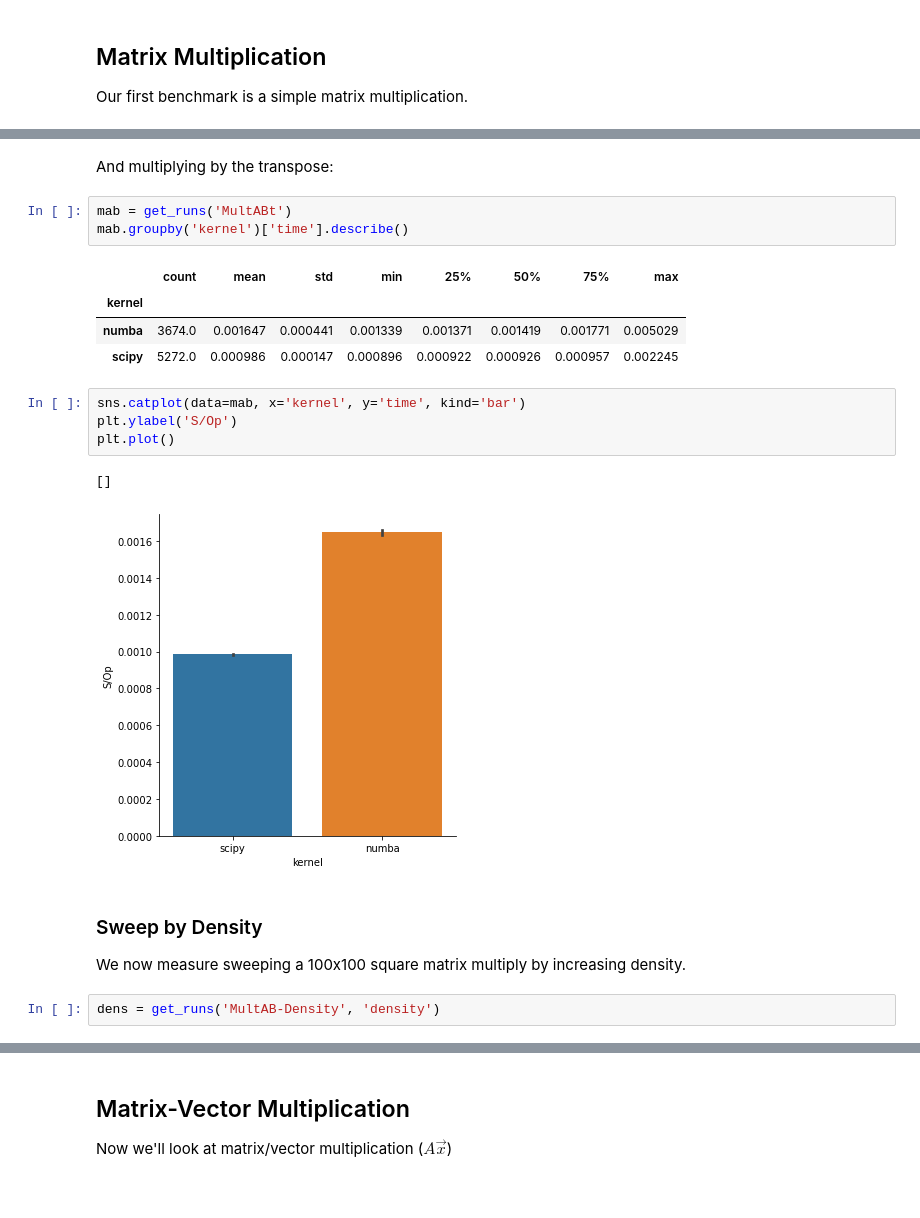
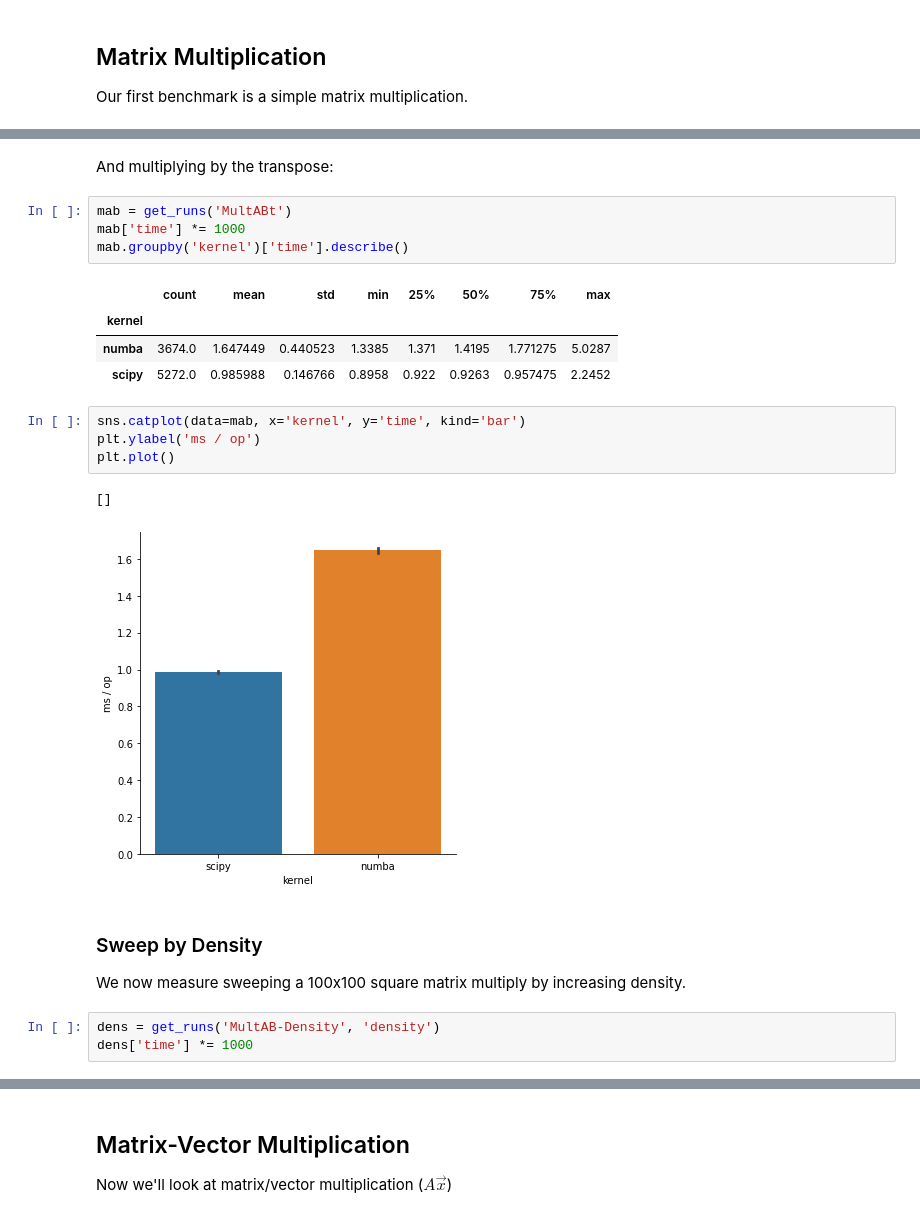
Before and after one commit to lenskit/csr, a Jupyter notebook: Timings.ipynb, the cells around one changed output, grey strips where cells are left out. Drawn from its saved outputs; the diff is of its cells as text.

```diff
--- a/Timings.ipynb
+++ b/Timings.ipynb
@@ -60,29 +61,31 @@ plt.plot()
 # %% [output]
 []
 [figure]
-# %% [markdown]
-And multiplying by the transpose:
-# %%
-mab = get_runs('MultABt')
-mab.groupby('kernel')['time'].describe()
-# %% [output]
-|  | count | mean | std | min | 25% | 50% | 75% | max |
-| kernel |  |  |  |  |  |  |  |  |
-| numba | 3674.0 | 0.001647 | 0.000441 | 0.001339 | 0.001371 | 0.001419 | 0.001771 | 0.005029 |
-| scipy | 5272.0 | 0.000986 | 0.000147 | 0.000896 | 0.000922 | 0.000926 | 0.000957 | 0.002245 |
-# %%
-sns.catplot(data=mab, x='kernel', y='time', kind='bar')
-plt.ylabel('S/Op')
-plt.plot()
-# %% [output]
-[]
-[figure, removed]
+# %% [markdown]
+And multiplying by the transpose:
+# %%
+mab = get_runs('MultABt')
+mab['time'] *= 1000
+mab.groupby('kernel')['time'].describe()
+# %% [output]
+|  | count | mean | std | min | 25% | 50% | 75% | max |
+| kernel |  |  |  |  |  |  |  |  |
+| numba | 3674.0 | 1.647449 | 0.440523 | 1.3385 | 1.371 | 1.4195 | 1.771275 | 5.0287 |
+| scipy | 5272.0 | 0.985988 | 0.146766 | 0.8958 | 0.922 | 0.9263 | 0.957475 | 2.2452 |
+# %%
+sns.catplot(data=mab, x='kernel', y='time', kind='bar')
+plt.ylabel('ms / op')
+plt.plot()
+# %% [output]
+[]
+[figure, added]
 # %% [markdown]
 ### Sweep by Density
 
 We now measure sweeping a 100x100 square matrix multiply by increasing density.
 # %%
 dens = get_runs('MultAB-Density', 'density')
+dens['time'] *= 1000
 # %%
 sns.lineplot(data=dens, x='density', y='time', hue='kernel')
 plt.title('AB (100x100 square)')
```
Also changed, not shown: parts of 11 cells of this notebook.
